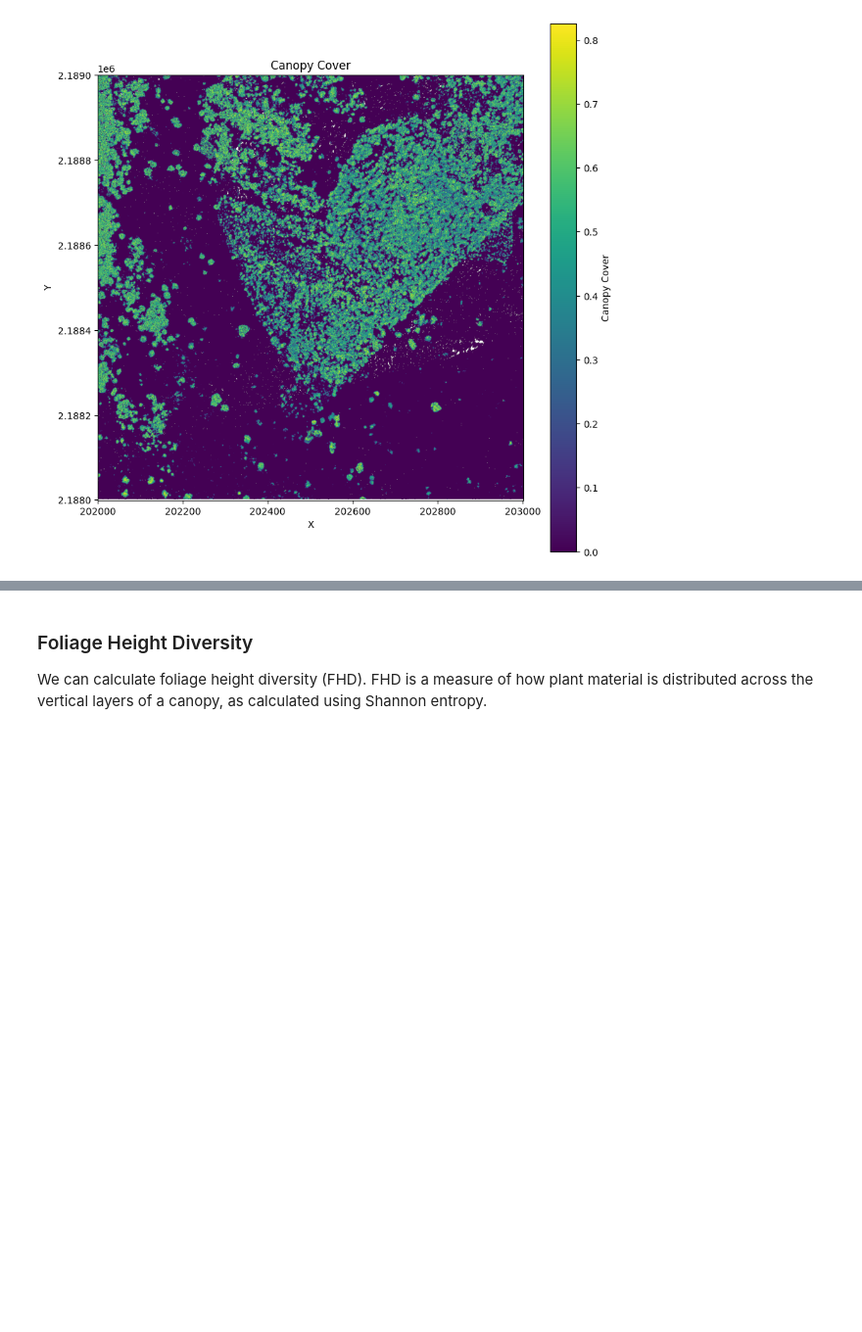
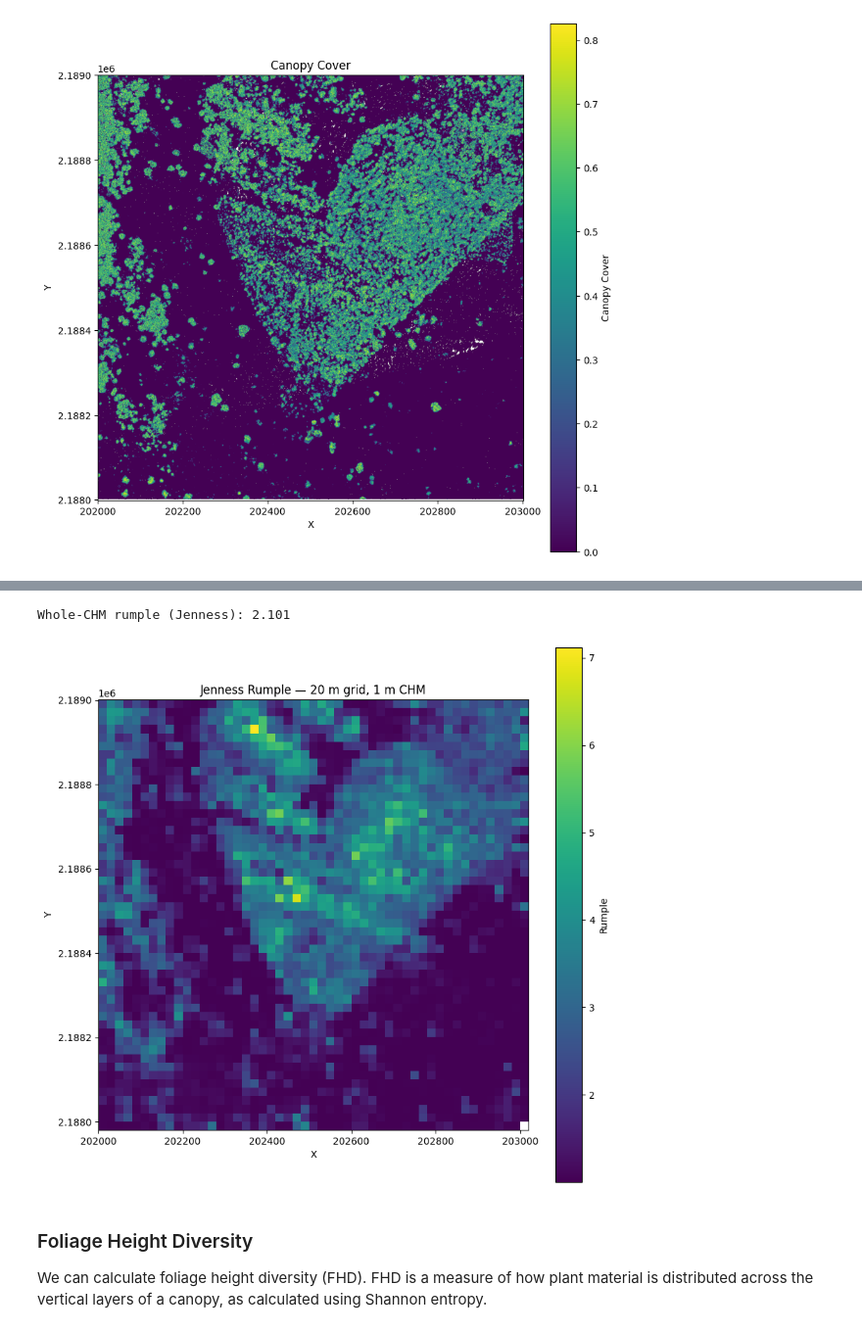
Before and after one commit to iosefa/PyForestScan, a Jupyter notebook: docs/examples/calculate-forest-metrics.ipynb, the cells around one changed output, grey strips where cells are left out. Shown at 98% size. Saved outputs shown, nothing was run; the diff lists cells and outputs as text; code cells hidden in the pictures; blank space fills up the shorter version.

```diff
--- a/docs/examples/calculate-forest-metrics.ipynb
+++ b/docs/examples/calculate-forest-metrics.ipynb
@@ -85,3 +94,17 @@ create_geotiff(rumple, "rumple.tif", "EPSG:32605", rumple_extent)
+# %%
+jenness_index = calculate_rumple(chm, cell_resolution, method="jenness")
+jenness_grid, jenness_extent = calculate_rumple_grid(
+    chm, cell_resolution, grid_resolution=20.0, extent=chm_extent,
+    method="jenness",
+)
+print(f"Whole-CHM rumple (Jenness): {jenness_index:.3f}")
+plot_metric('Jenness Rumple — 20 m grid, 1 m CHM', jenness_grid, jenness_extent,
+            metric_name='Rumple', cmap='viridis')
+
+create_geotiff(rumple, "rumple_20m.tif", "EPSG:32605", rumple_extent)
+# %% [output]
+Whole-CHM rumple (Jenness): 2.101
+[figure, added]
 # %% [markdown]
 ### Foliage Height Diversity
 We can calculate foliage height diversity (FHD). FHD is a measure of how plant material is distributed across the vertical layers of a canopy, as calculated using Shannon entropy.
```
Also changed, not shown: parts of 9 cells of this notebook, 9 other files.
